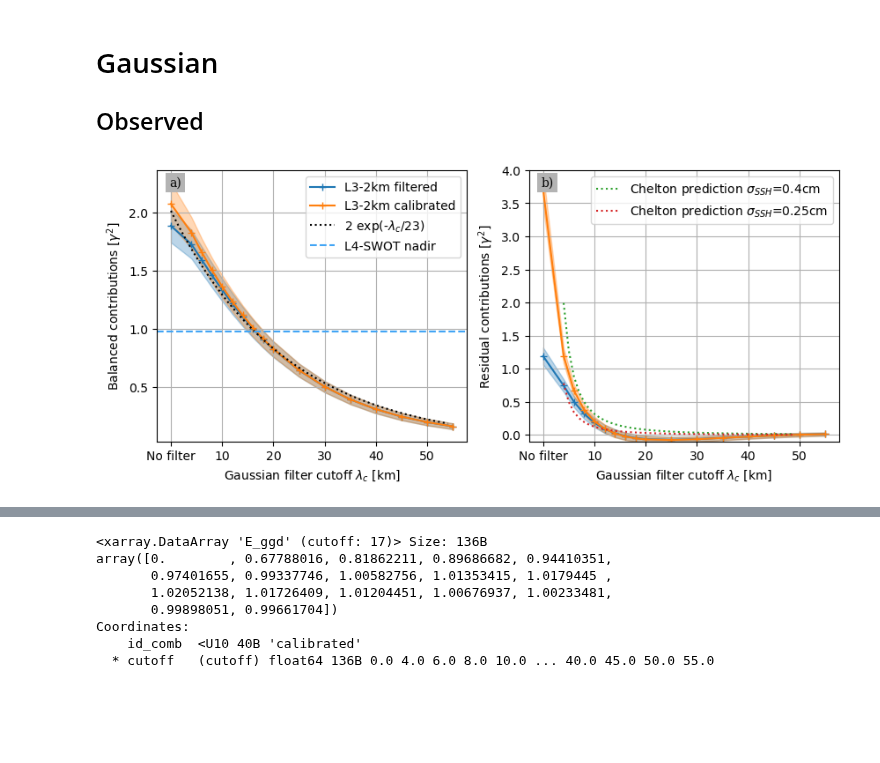
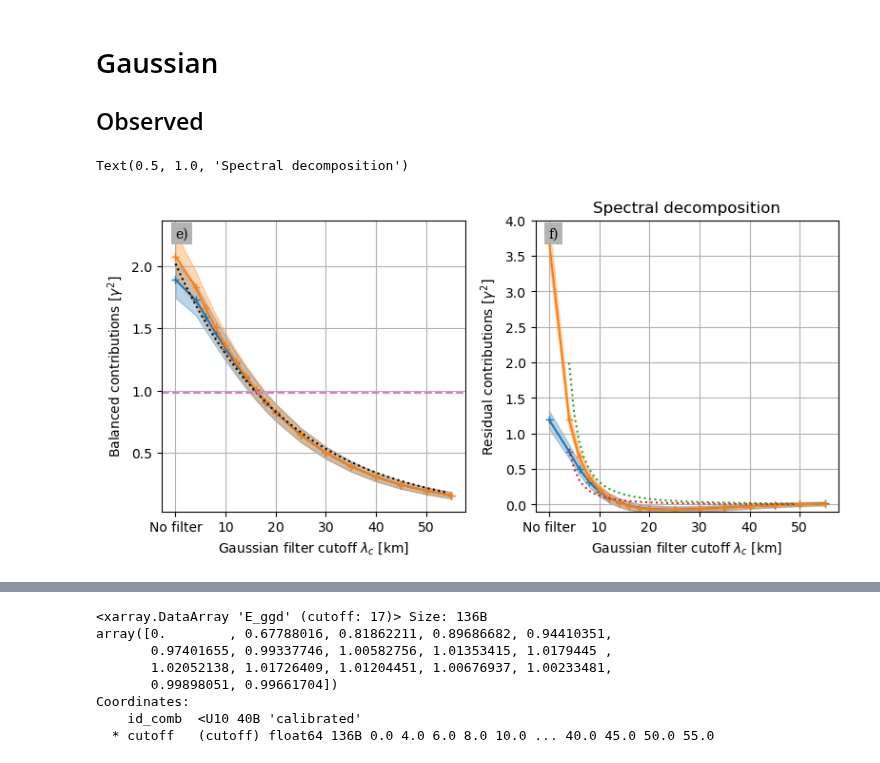
Before and after one commit to margot-demol/med_analysis, a Jupyter notebook: 10_swot_capabilities_diags/26_spatial_scales.ipynb, the cells around one changed output, grey strips where cells are left out. Drawn from its saved outputs; the diff is of its cells as text; code cells hidden in the pictures; blank space fills up the shorter version.

Commit message:
small modif figures for GRL

```diff
--- a/10_swot_capabilities_diags/26_spatial_scales.ipynb
+++ b/10_swot_capabilities_diags/26_spatial_scales.ipynb
@@ -314,7 +314,7 @@ Attributes:
 # %%
 from matplotlib.gridspec import GridSpec
 
-fig, axs = plt.subplots(1, 2, frameon=False, figsize = (10, 4))
+fig, axs = plt.subplots(1, 2, frameon=False, figsize = (8, 4))
 
 ax=axs[0]
 dsgf.B_ggd.plot(ax=ax, label = 'L3-2km filtered', marker='+')
@@ -322,53 +322,57 @@ plot_error(dsgf, 'cutoff', 'B_ggd', ax=ax, suf='er__', color='tab:blue', alpha=0
 dsgc.B_ggd.plot(ax=ax, label = 'L3-2km calibrated', marker='+')
 plot_error(dsgc, 'cutoff', 'B_ggd', ax=ax, suf='er__', color='tab:orange', alpha=0.3)
 b_exp_fit.plot(ax=ax, ls=':',color='k', label = rf'{round(b_exp_popt[0])} exp(-$\lambda_c$/{round(b_exp_popt[1])})')
-ax.axhline(ds4.sel(altiprod='L4-SWOT-nadir').B_ggd, ls='--',  color=c0['ggd'], label = 'L4-SWOT nadir')
-put_fig_letter(fig,ax, 'a')
+ax.axhline(ds4.sel(altiprod='L4-SWOT-nadir').B_ggd, ls='--',  color='tab:pink', label = 'L4-SWOT nadir')
+put_fig_letter(fig,ax, 'e')
 ax.set_ylabel(r'Balanced contributions [$\gamma^2$]')
 
 
 ax=axs[1]
-dsgf.E_ggd.plot(ax=ax, marker='+')
+dsgf.E_ggd.plot(ax=ax, marker='+', label = 'L3-2km filtered',)
 plot_error(dsgf, 'cutoff', 'E_ggd', ax=ax, suf='er__', color='tab:blue', alpha=0.3)
-dsgc.E_ggd.plot(ax=ax, marker='+')
+dsgc.E_ggd.plot(ax=ax, marker='+', label = 'L3-2km calibrated',)
 plot_error(dsgc, 'cutoff', 'E_ggd', ax=ax, suf='er__', color='tab:orange', alpha=0.3)
 #ax.plot(np.arange(1,50), theoritical_chelton(np.arange(1,50)*1e3, 0.5e-2)/U2, ls=':', label ='Chelton 2024 $\sigma_{SSH}$=0.5cm')
-ax.plot(np.arange(4,50), theoritical_chelton(np.arange(4,50)*1e3, 0.4e-2)/U2, ls=':', label ='Chelton prediction $\sigma_{SSH}$=0.4cm')
+ax.plot(np.arange(4,50), theoritical_chelton(np.arange(4,50)*1e3, 0.4e-2)/U2, ls=':', label ='Chelton prediction \n' r'$\sigma_{SSH}$=0.4cm')
 #ax.plot(np.arange(1,50), fit_chelton(np.arange(1,50)*1e3, 0.4e-2)/U2, ls=':', label ='Chelton 2024 $\sigma_{SSH}$=0.4cm')
-ax.plot(np.arange(4,50), theoritical_chelton(np.arange(4,50)*1e3, 0.25e-2)/U2, ls=':', label ='Chelton prediction $\sigma_{SSH}$=0.25cm')
+ax.plot(np.arange(4,50), theoritical_chelton(np.arange(4,50)*1e3, 0.25e-2)/U2, ls=':', label ='Chelton prediction\n'+r'$\sigma_{SSH}$=0.25cm')
 
 
-put_fig_letter(fig,ax,  'b')
+put_fig_letter(fig,ax,  'f')
 
 ax.set_ylabel(r'Residual contributions [$\gamma^2$]')
 ax.set_ylim(-0.1, 4)
+
+fig.tight_layout()
 
 for ax in axs :
     a=ax.get_xticks().tolist()
     a = [int(a_) for a_ in a]
     a[1]='No filter'
     ax.set_xticklabels(a)
     ax.set_xlabel(r'Gaussian filter cutoff $\lambda_c$ [km]')
     ax.grid()
-    ax.legend()
+    #ax.legend()
     ax.set_title('')
 
+ax.set_title('Spectral decomposition')
 #ins_ax_box = [0.4, 0.30, 0.58, 0.4]
 #ins = axs[1].inset_axes(ins_ax_box)
 #rc = (dsgf.E_ggd/(dsgf.B_ggd -ds4.sel(altiprod='L4-SWOT-nadir').B_ggd).values)
 #rf = (dsgc.E_ggd/(dsgc.B_ggd -ds4.sel(altiprod='L4-SWOT-nadir').B_ggd).values)
 #rc.plot(ax=ins, label = 'L3-2km calibrated', marker='+')
 #rf.plot(ax=ins, label = 'L3-2km calibrated', marker='+')
 #ins.set_xlim(0,14)
 #ins.set_ylim(0,5)
 #ins.set_title('')
 #ins.grid()
 #a=ins.get_xticks().tolist()
 #a = [int(a_) for a_ in a]
 #a[0]='No filter'
 #ins.set_xticklabels(a)
 #ins.set_xlabel(r'Gaussian filter cutoff $\lambda_c$ [km]')
 #put_fig_letter(fig, ins, 'c')
 #ins.set_ylabel(r'$R_{N/A}$')
 # %% [output]
+Text(0.5, 1.0, 'Spectral decomposition')
-[figure, old version]
+[figure, new version]
```
Also changed, not shown: parts of 1 cell of this notebook, 9 other files.
